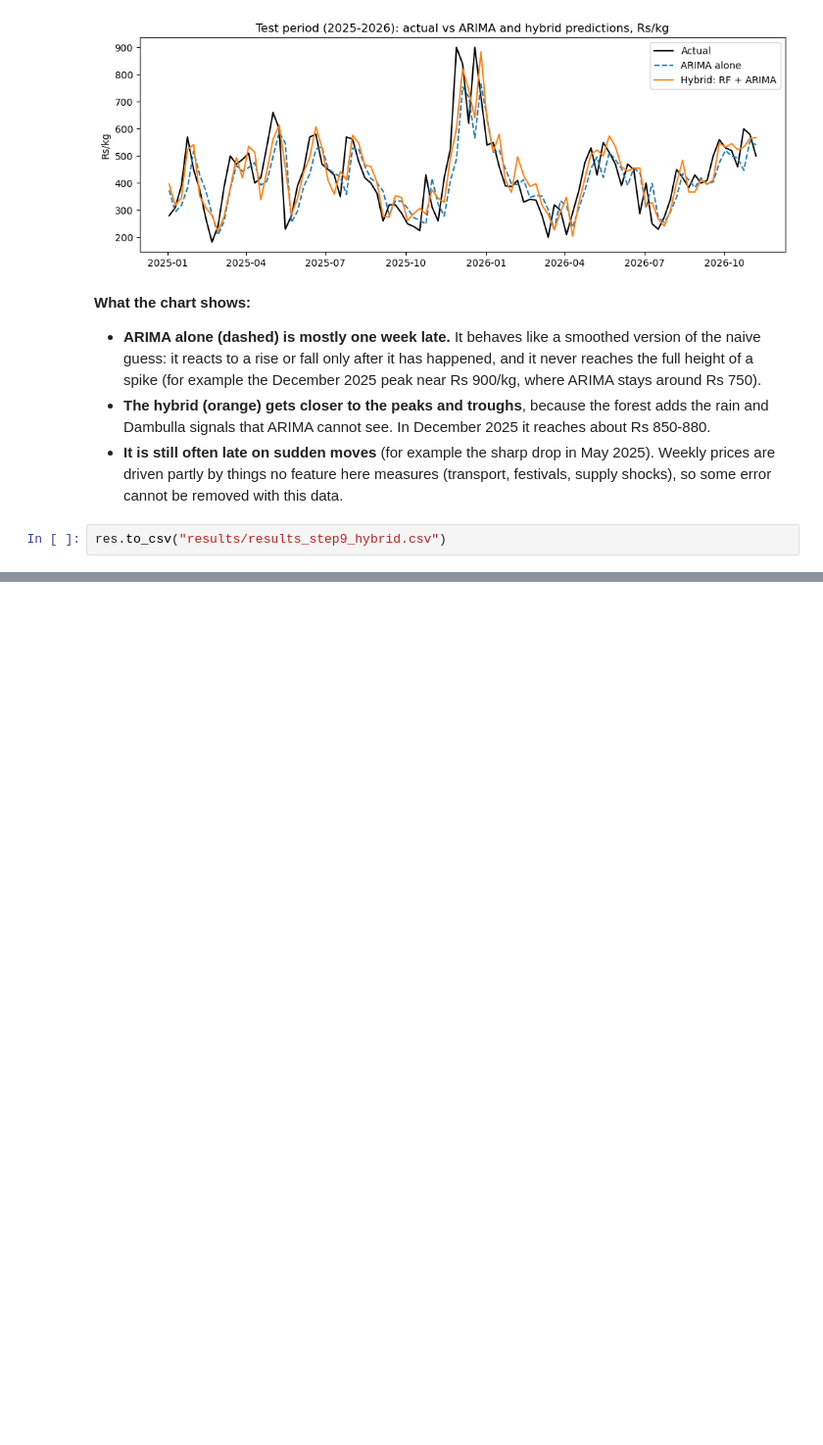
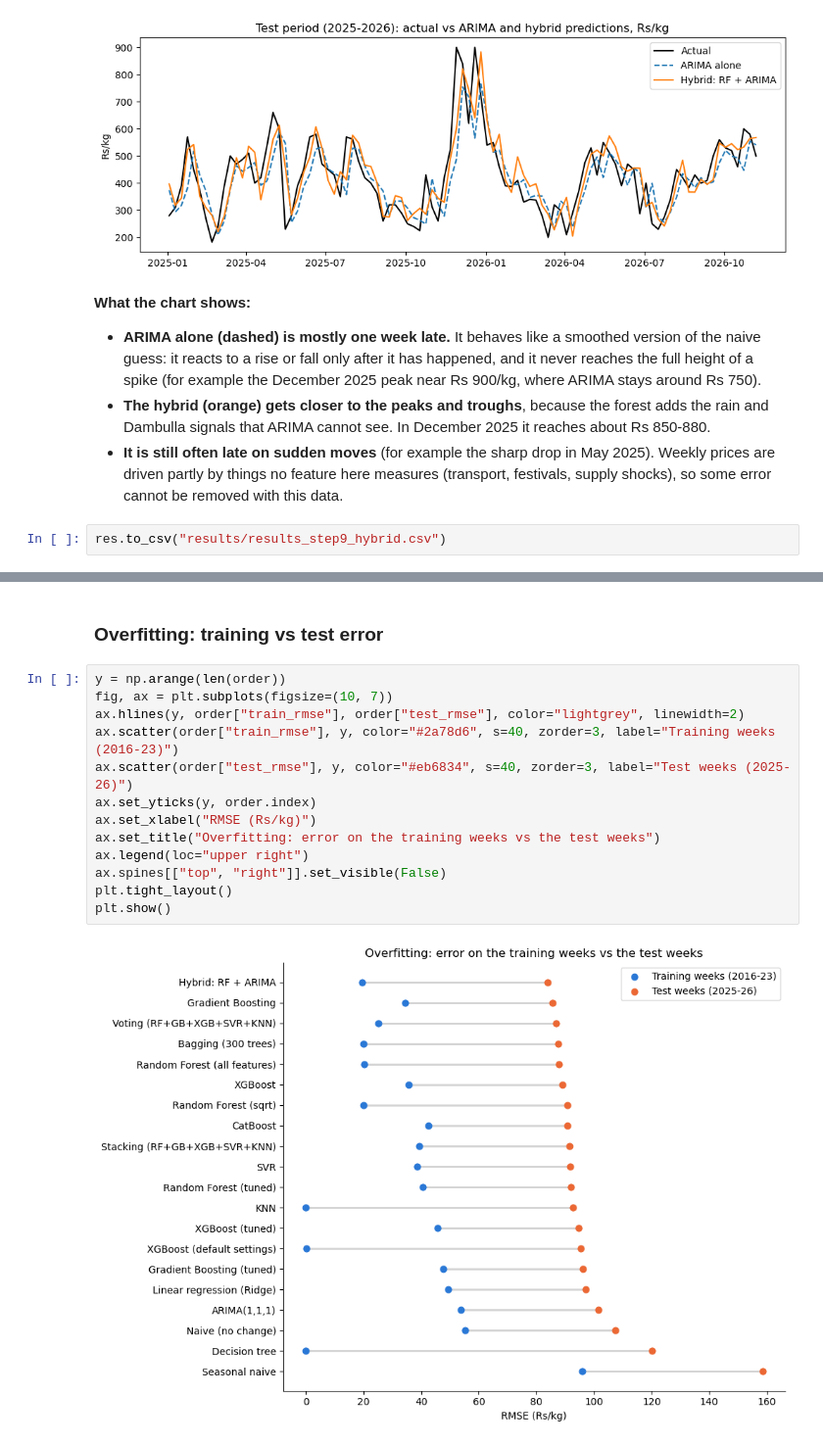
Before and after one commit to renulucshmi/pettah-beans-price-forecast, a Jupyter notebook: ensemble_assignment.ipynb, the cells around one changed output, grey strips where cells are left out. Shown at 98% size. Cells and saved outputs as stored; diff of their text form; blank space fills up the shorter version.

```diff
--- a/ensemble_assignment.ipynb
+++ b/ensemble_assignment.ipynb
@@ -1395,0 +1514,17 @@ res.to_csv("results/results_step9_hybrid.csv")
+# %% [markdown]
+### Overfitting: training vs test error
+# %%
+y = np.arange(len(order))
+fig, ax = plt.subplots(figsize=(10, 7))
+ax.hlines(y, order["train_rmse"], order["test_rmse"], color="lightgrey", linewidth=2)
+ax.scatter(order["train_rmse"], y, color="#2a78d6", s=40, zorder=3, label="Training weeks (2016-23)")
+ax.scatter(order["test_rmse"], y, color="#eb6834", s=40, zorder=3, label="Test weeks (2025-26)")
+ax.set_yticks(y, order.index)
+ax.set_xlabel("RMSE (Rs/kg)")
+ax.set_title("Overfitting: error on the training weeks vs the test weeks")
+ax.legend(loc="upper right")
+ax.spines[["top", "right"]].set_visible(False)
+plt.tight_layout()
+plt.show()
+# %% [output]
+[figure, added]
```
Also changed, not shown: parts of 20 cells of this notebook, 7 other files.
